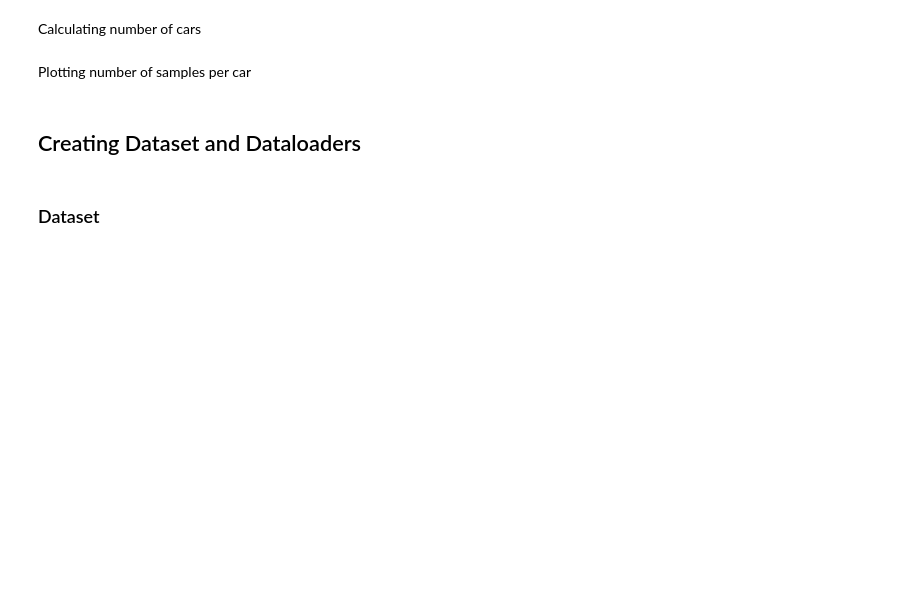
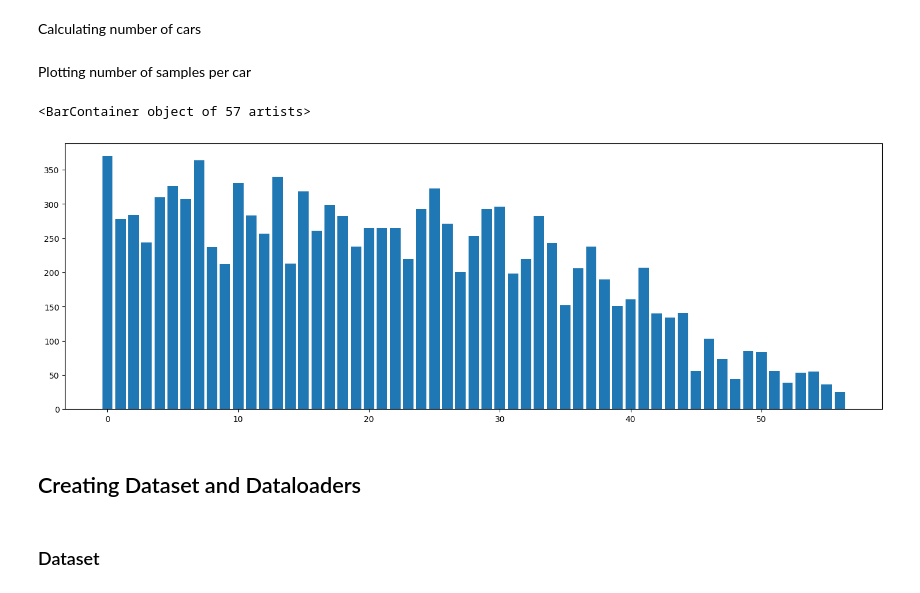
Before and after one commit to mehtamohit013/FedBase, a Jupyter notebook: BS_Selection/federated.ipynb, the cells around one changed output. Cells and saved outputs as stored; diff of their text form; code cells hidden in the pictures; blank space fills up the shorter version.

```diff
--- a/BS_Selection/federated.ipynb
+++ b/BS_Selection/federated.ipynb
@@ -1262,23 +1314,28 @@ model_type = 'lg'
 # %% [markdown]
  Calculating number of cars
 # %%
-cars = 0
-car_list = list()
-car_sample = dict()
-for i in range(0,len_train):
-    data = io.loadmat(train_cpath+'/'+str(i)+'.mat')
-    if not(data['car_name'][0] in car_list):
-        cars+=1
-        car_list.append(data['car_name'][0])
-        car_sample[int(data['car_name'][0][-2:])] = list()
-    car_sample[int(data['car_name'][0][-2:])].append(i)
+def cars_dist(data_pd:pd.DataFrame) -> list:
+    car_list = list()
+    car_sample = dict()
+    for i in range(0,len_train):
+        if not(data_pd.at[i,'Name'] in car_list):
+            car_list.append(data_pd.at[i,'Name'])
+            car_sample[int(data_pd.at[i,'Name'][-2:])] = list()
+        car_sample[int(data_pd.at[i,'Name'][-2:])].append(i)
+
+    return car_sample, car_list
+# %%
+train_car_sample,train_car_list = cars_dist(train_gps)
 # %% [markdown]
 Plotting number of samples per car
 # %%
 plt.rcParams['figure.figsize'] = [18, 6]
 plt.rcParams['figure.dpi'] = 100
-len_car = [len(car_sample[i]) for i in range(0,cars)]
-plt.bar(range(0,cars),len_car)
+len_car = [len(train_car_sample[i]) for i in range(0,len(train_car_list))]
+plt.bar(range(0,len(train_car_list)),len_car)
+# %% [output]
+<BarContainer object of 57 artists>
+[figure, added]
 # %% [markdown]
 ## Creating Dataset and Dataloaders
 # %% [markdown]
```
Also changed, not shown: parts of 18 cells of this notebook.
